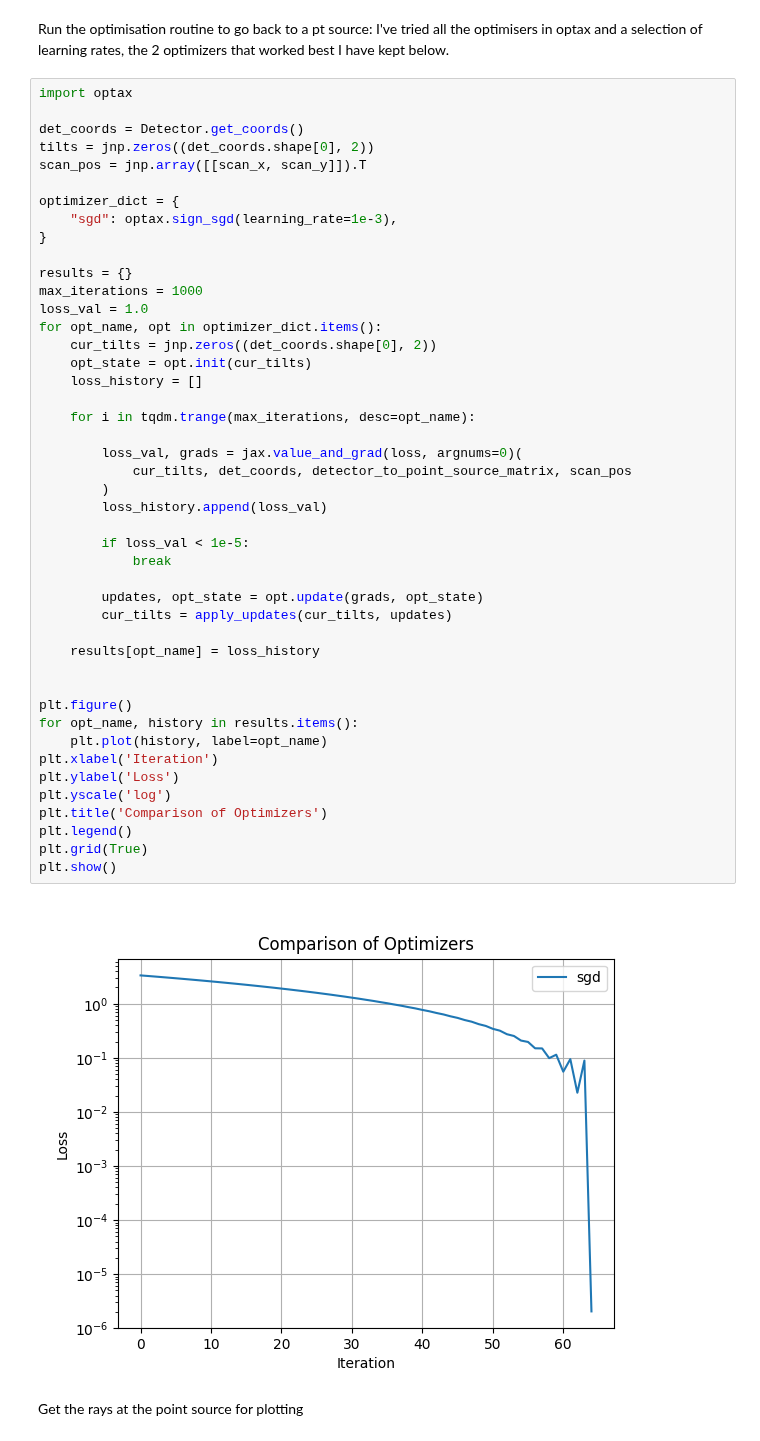
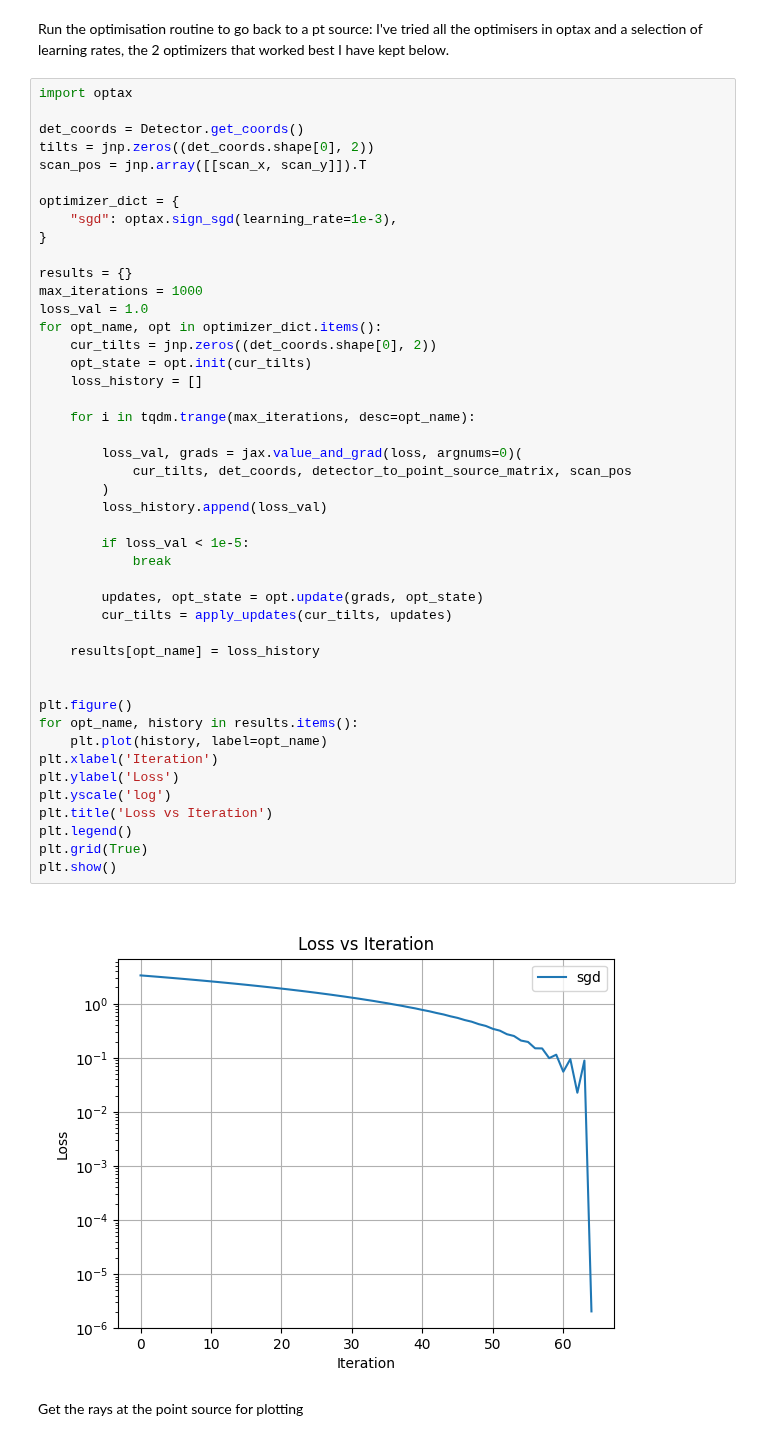
Before and after one commit to uellue/TemGymCore, a Jupyter notebook: fourdstem_example/optimiser.ipynb, the cells around one changed output. Cells and saved outputs as stored; diff of their text form.

```diff
--- a/fourdstem_example/optimiser.ipynb
+++ b/fourdstem_example/optimiser.ipynb
@@ -130,35 +130,35 @@ for opt_name, opt in optimizer_dict.items():
     cur_tilts = jnp.zeros((det_coords.shape[0], 2))
     opt_state = opt.init(cur_tilts)
     loss_history = []
 
     for i in tqdm.trange(max_iterations, desc=opt_name):
 
         loss_val, grads = jax.value_and_grad(loss, argnums=0)(
             cur_tilts, det_coords, detector_to_point_source_matrix, scan_pos
         )
         loss_history.append(loss_val)
 
         if loss_val < 1e-5:
             break
 
         updates, opt_state = opt.update(grads, opt_state)
         cur_tilts = apply_updates(cur_tilts, updates)
 
     results[opt_name] = loss_history
 
 
 plt.figure()
 for opt_name, history in results.items():
     plt.plot(history, label=opt_name)
 plt.xlabel('Iteration')
 plt.ylabel('Loss')
 plt.yscale('log')
-plt.title('Comparison of Optimizers')
+plt.title('Loss vs Iteration')
 plt.legend()
 plt.grid(True)
 plt.show()
 # %% [output]
-[figure, old version]
+[figure, new version]
 # %% [markdown]
 Get the rays at the point source for plotting
 # %%
```
Also changed, not shown: parts of 1 cell of this notebook, 7 other files.
